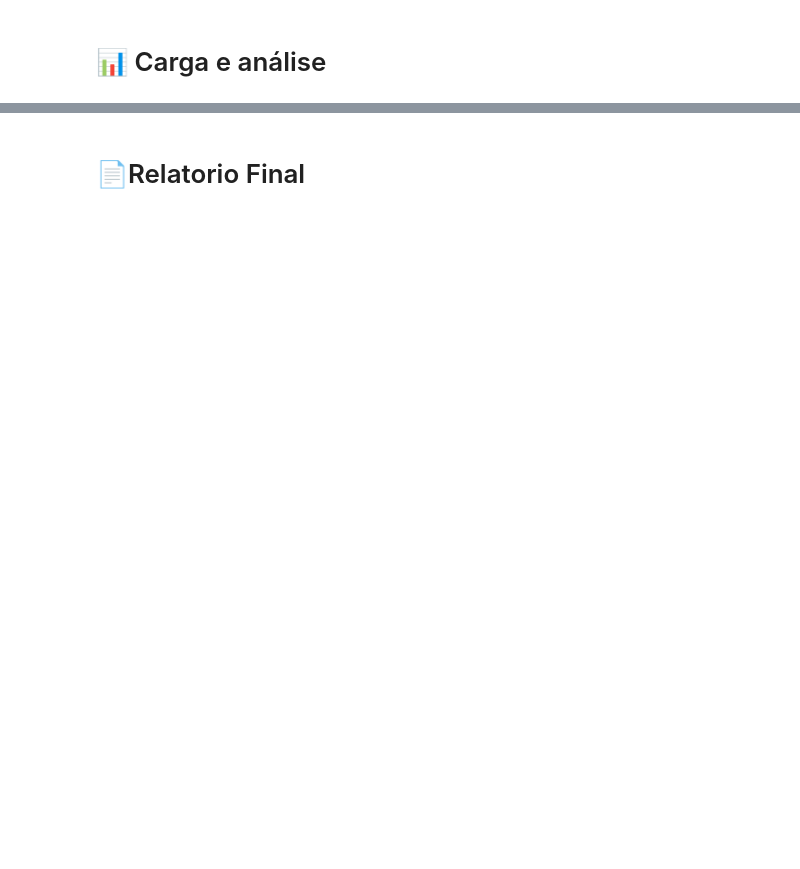
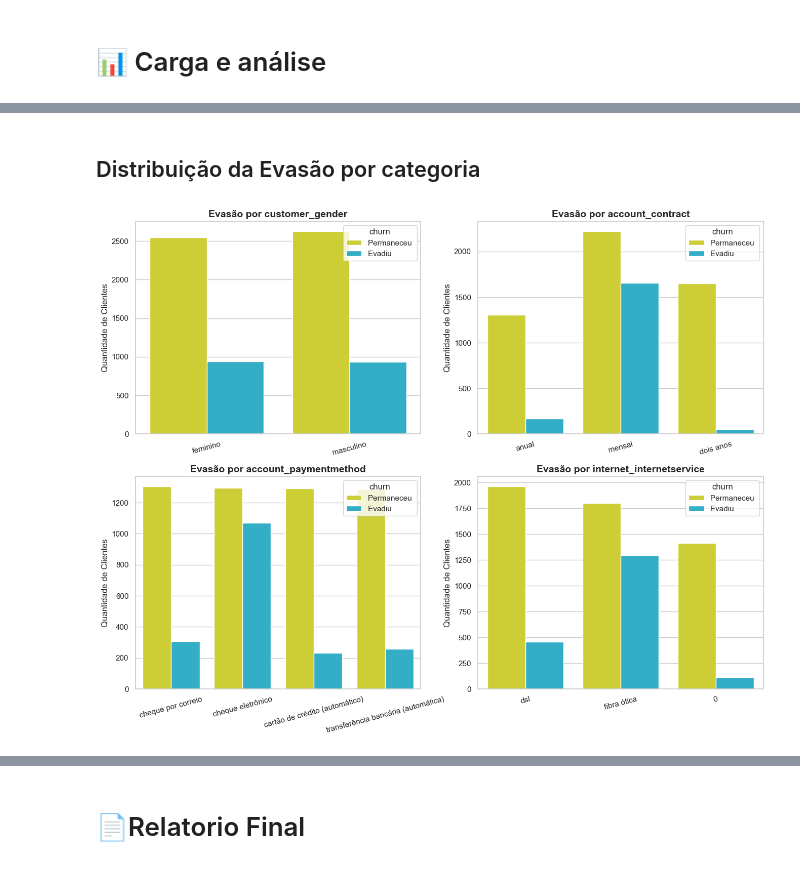
Before and after one commit to otaviorooliver/TelecomX1, a Jupyter notebook: TelecomX_BR.ipynb, the cells around one changed output, grey strips where cells are left out. Saved outputs shown, nothing was run; the diff lists cells and outputs as text; code cells hidden in the pictures; blank space fills up the shorter version.

```diff
--- a/TelecomX_BR.ipynb
+++ b/TelecomX_BR.ipynb
@@ -261,0 +361,22 @@ df.describe()
+# %% [markdown]
+## Distribuição da Evasão por categoria
+# %%
+colunas_analise = ['customer_gender', 'account_contract', 'account_paymentmethod', 'internet_internetservice'] # definir colunas de interesse para investigar
+
+fig, axes = plt.subplots(2, 2, figsize=(16, 12))
+sns.set_theme(style="whitegrid")
+
+
+axes = axes.flatten() # facilitar o loop
+
+for i, coluna in enumerate(colunas_analise):
+    sns.countplot(data=df, x=coluna, hue='churn', ax=axes[i], palette=["#e6e61d", "#1abedf"])
+
+    # Ajustes estéticos
+    axes[i].set_title(f'Evasão por {coluna}', fontsize=14, fontweight='bold')
+    axes[i].set_xlabel('')
+    axes[i].set_ylabel('Quantidade de Clientes')
+    axes[i].tick_params(axis='x', rotation=15) # Rotacionar os nomes no eixo X para não encavalar
+    axes[i].legend(title='churn', labels=['Permaneceu ', 'Evadiu '])
+# %% [output]
+[figure, added]
```
Also changed, not shown: parts of 19 cells of this notebook.
